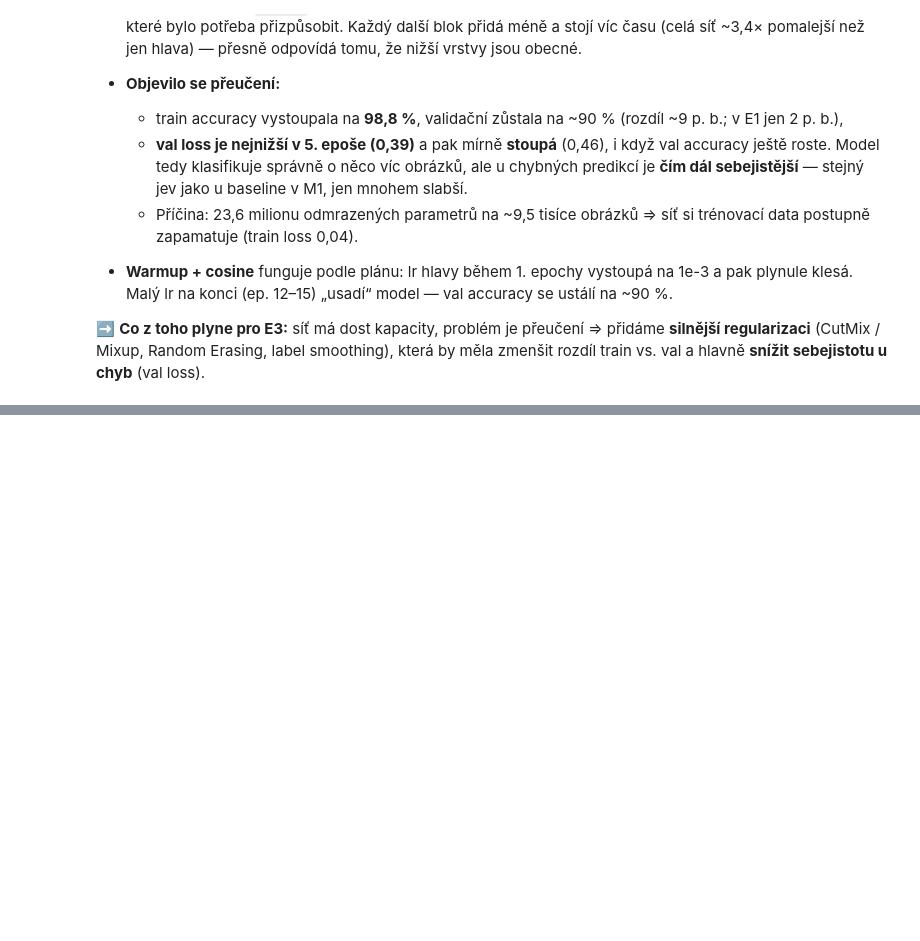
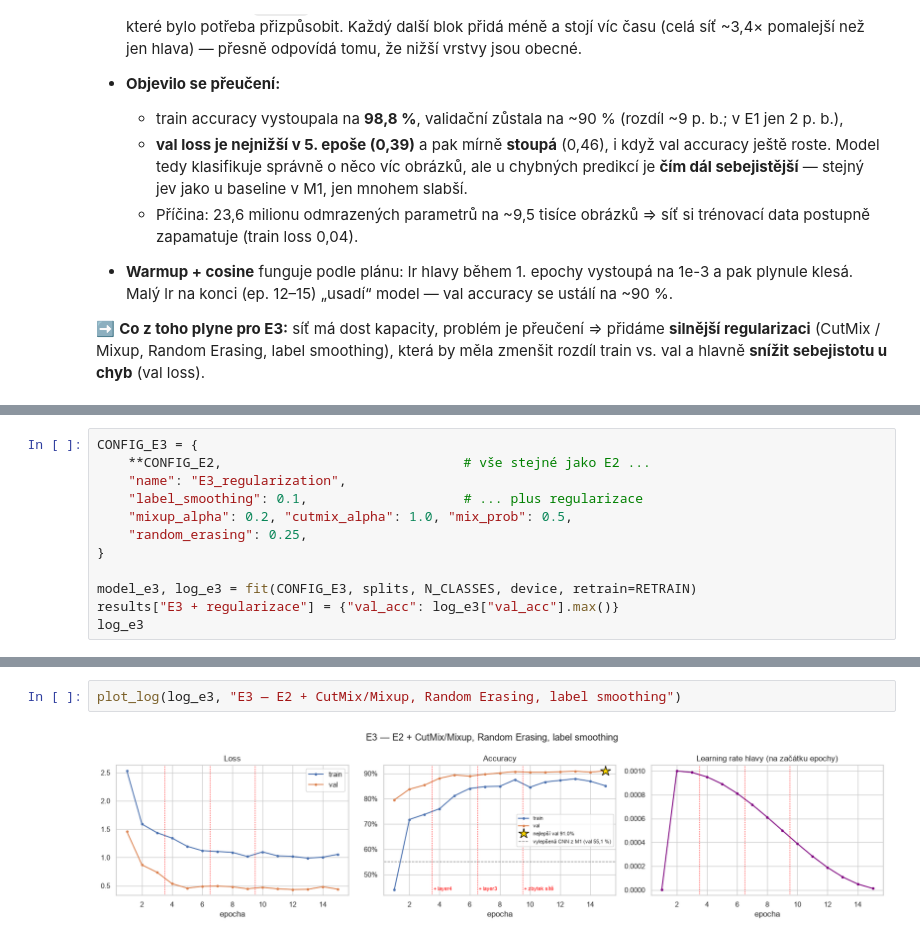
Before and after one commit to Onre739/vsb-machine-learning, a Jupyter notebook: ML_GEM0023_milestone_02.ipynb, the cells around one changed output, grey strips where cells are left out. Saved outputs shown, nothing was run; the diff lists cells and outputs as text; blank space fills up the shorter version.

```diff
--- a/ML_GEM0023_milestone_02.ipynb
+++ b/ML_GEM0023_milestone_02.ipynb
@@ -533,0 +558,12 @@ plot_log(log_e2, "E2 — postupné odmrazování + discriminative LR + warmup/co
+# %%
+CONFIG_E3 = {
+    **CONFIG_E2,                               # vše stejné jako E2 ...
+    "name": "E3_regularization",
+    "label_smoothing": 0.1,                    # ... plus regularizace
+    "mixup_alpha": 0.2, "cutmix_alpha": 1.0, "mix_prob": 0.5,
+    "random_erasing": 0.25,
+}
+
+model_e3, log_e3 = fit(CONFIG_E3, splits, N_CLASSES, device, retrain=RETRAIN)
+results["E3 + regularizace"] = {"val_acc": log_e3["val_acc"].max()}
+log_e3
@@ -533,0 +607,4 @@ plot_log(log_e2, "E2 — postupné odmrazování + discriminative LR + warmup/co
+# %%
+plot_log(log_e3, "E3 — E2 + CutMix/Mixup, Random Erasing, label smoothing")
+# %% [output]
+[figure, added]
```
Also changed, not shown: parts of 3 cells of this notebook, 3 other files.
